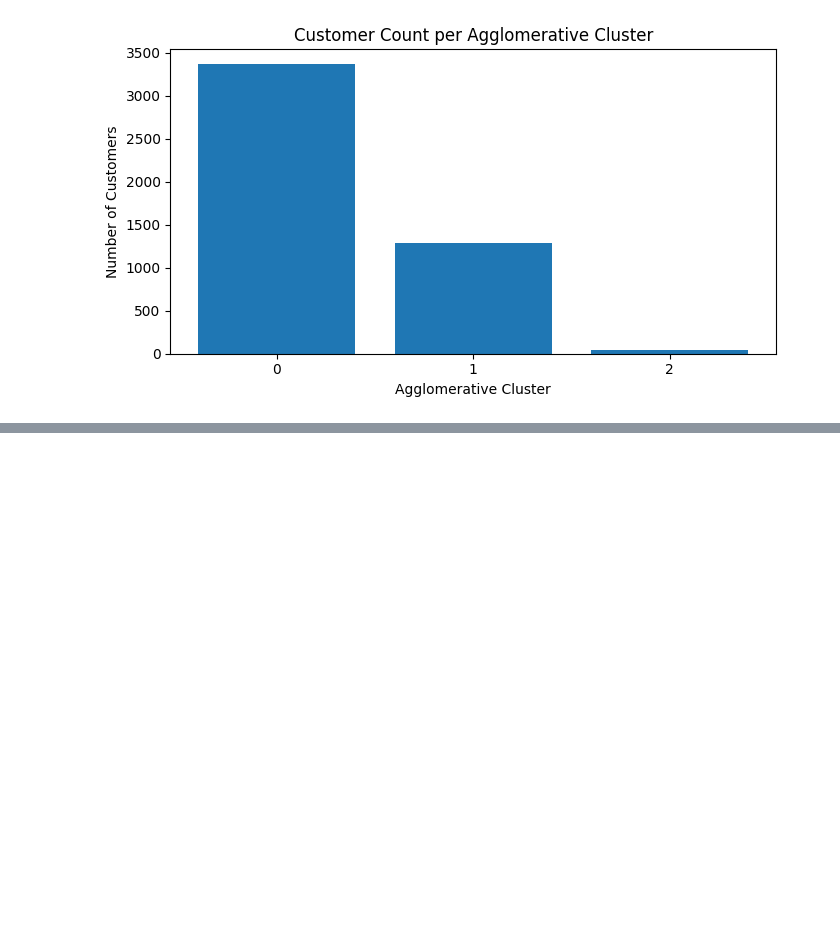
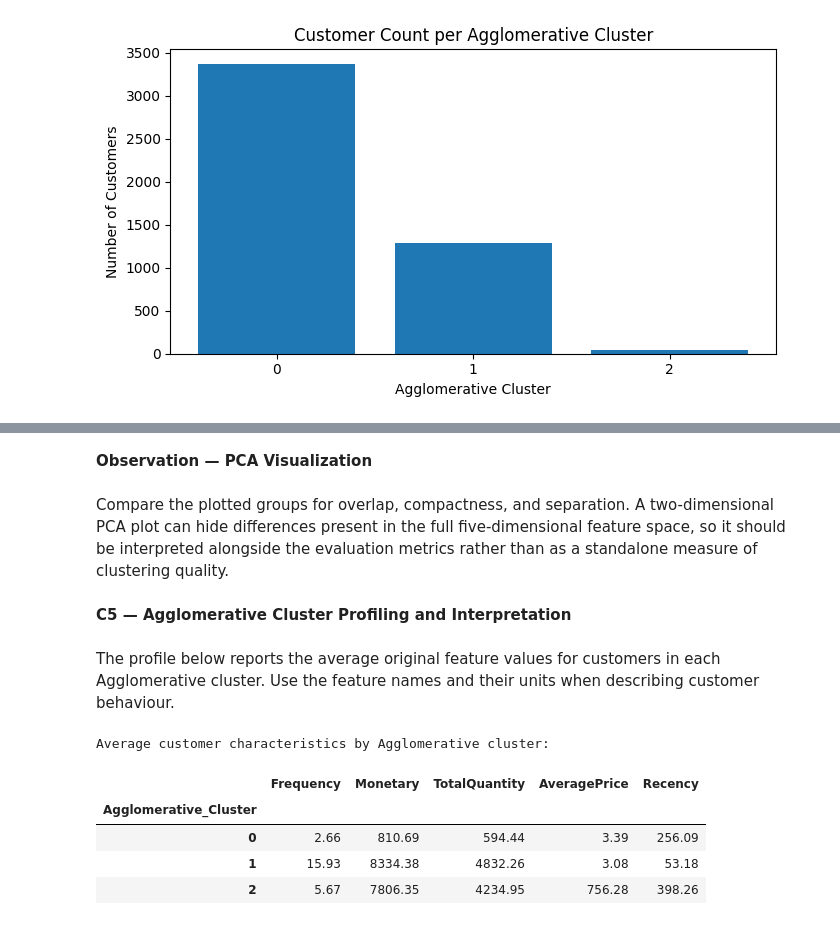
Before and after one commit to snehitha-araveti/ML-Capstone-Project-2026, a Jupyter notebook: notebooks/clustering.ipynb, the cells around one changed output, grey strips where cells are left out. Saved outputs shown, nothing was run; the diff lists cells and outputs as text; code cells hidden in the pictures; blank space fills up the shorter version.

```diff
--- a/notebooks/clustering.ipynb
+++ b/notebooks/clustering.ipynb
@@ -1086,0 +1121,25 @@ plt.show()
+# %% [markdown]
+**Observation — PCA Visualization**
+# %% [markdown]
+Compare the plotted groups for overlap, compactness, and separation. A two-dimensional PCA plot can hide differences present in the full five-dimensional feature space, so it should be interpreted alongside the evaluation metrics rather than as a standalone measure of clustering quality.
+# %% [markdown]
+**C5 — Agglomerative Cluster Profiling and Interpretation**
+# %% [markdown]
+The profile below reports the average original feature values for customers in each Agglomerative cluster. Use the feature names and their units when describing customer behaviour.
+# %%
+agglomerative_cluster_profile = (
+    train_agglomerative
+    .groupby("Agglomerative_Cluster")
+    .mean()
+    .round(2)
+)
+
+print("Average customer characteristics by Agglomerative cluster:")
+display(agglomerative_cluster_profile)
+# %% [output]
+Average customer characteristics by Agglomerative cluster:
+|  | Frequency | Monetary | TotalQuantity | AveragePrice | Recency |
+| Agglomerative_Cluster |  |  |  |  |  |
+| 0 | 2.66 | 810.69 | 594.44 | 3.39 | 256.09 |
+| 1 | 15.93 | 8334.38 | 4832.26 | 3.08 | 53.18 |
+| 2 | 5.67 | 7806.35 | 4234.95 | 756.28 | 398.26 |
```
Also changed, not shown: parts of 3 cells of this notebook.
